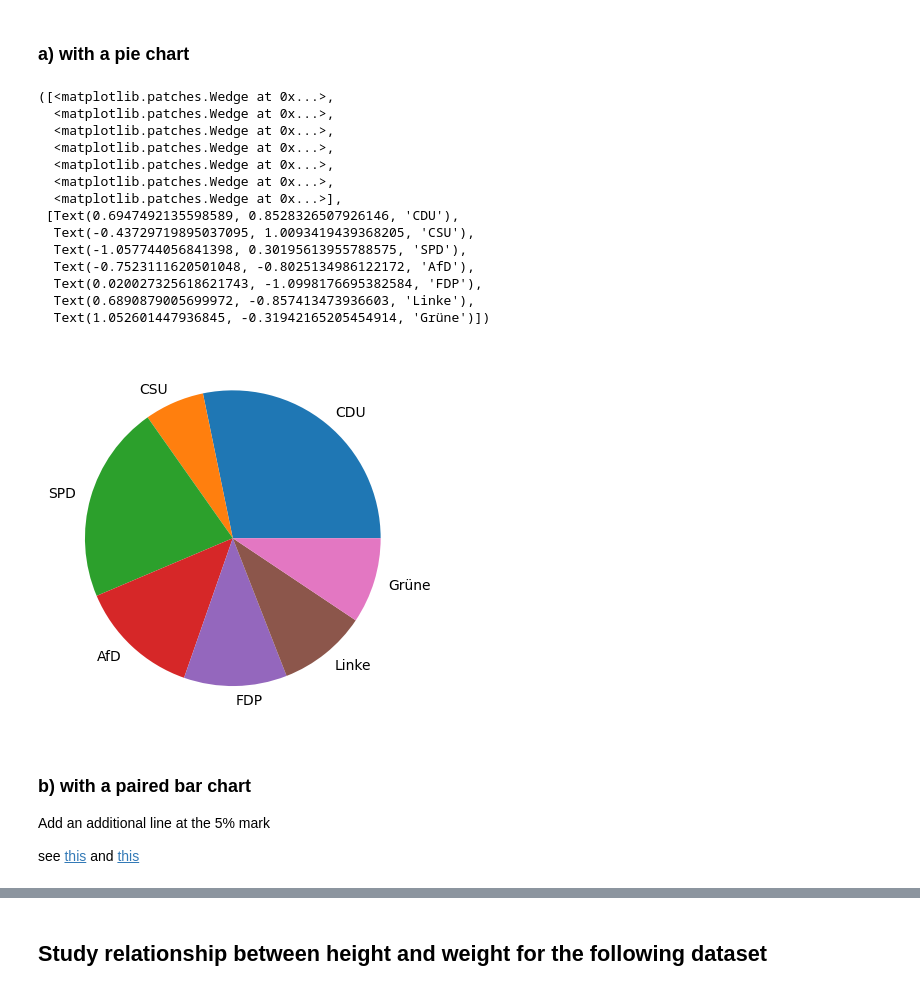
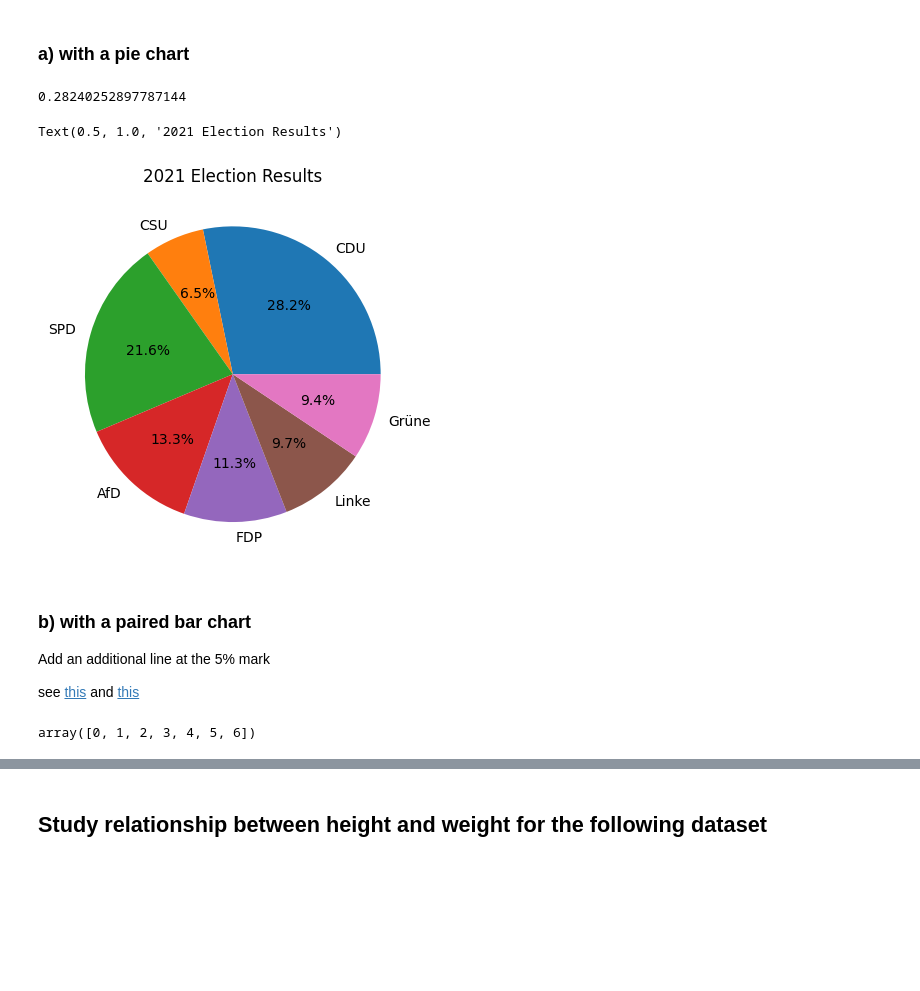
Before and after one commit to andy7622y/myfb, a Jupyter notebook: IS557/1Exercise 06.ipynb, the cells around one changed output, grey strips where cells are left out. Cells and saved outputs as stored; diff of their text form; code cells hidden in the pictures; blank space fills up the shorter version.

```diff
--- a/IS557/1Exercise 06.ipynb
+++ b/IS557/1Exercise 06.ipynb
@@ -8,24 +8,16 @@ results2021 = [26.8, 6.2, 20.5, 12.6, 10.7, 9.2, 8.9]
 results2017 = [34.1, 7.4, 25.7, 4.7, 4.8, 8.6, 8.4]
 # %% [markdown]
 ### a) with a pie chart
+# %%
+results2021[0] / sum(results2021)
+# %% [output]
+0.28240252897787144
 # %%
-plt.pie(results2021, labels = ['CDU', 'CSU', 'SPD', 'AfD', 'FDP', 'Linke', 'Grüne'])
+plt.pie(results2021, labels = parties, autopct = '%1.1f%%')
+plt.title('2021 Election Results')
 # %% [output]
-([<matplotlib.patches.Wedge at 0x...>,
-  <matplotlib.patches.Wedge at 0x...>,
-  <matplotlib.patches.Wedge at 0x...>,
-  <matplotlib.patches.Wedge at 0x...>,
-  <matplotlib.patches.Wedge at 0x...>,
-  <matplotlib.patches.Wedge at 0x...>,
-  <matplotlib.patches.Wedge at 0x...>],
- [Text(0.6947492135598589, 0.8528326507926146, 'CDU'),
-  Text(-0.43729719895037095, 1.0093419439368205, 'CSU'),
-  Text(-1.057744056841398, 0.30195613955788575, 'SPD'),
-  Text(-0.7523111620501048, -0.8025134986122172, 'AfD'),
-  Text(0.020027325618621743, -1.0998176695382584, 'FDP'),
-  Text(0.6890879005699972, -0.857413473936603, 'Linke'),
-  Text(1.052601447936845, -0.31942165205454914, 'Grüne')])
+Text(0.5, 1.0, '2021 Election Results')
-[figure, old version]
+[figure, new version]
 # %% [markdown]
 ### b) with a paired bar chart
 Add an additional line at the 5% mark
@@ -34 +28,6 @@ see [this](https://matplotlib.org/stable/gallery/lines_bars_and_markers/barchart
+# %%
+x = np.arange(len(parties))
+x
+# %% [output]
+array([0, 1, 2, 3, 4, 5, 6])
 # %%
```
Also changed, not shown: parts of 13 cells of this notebook.
